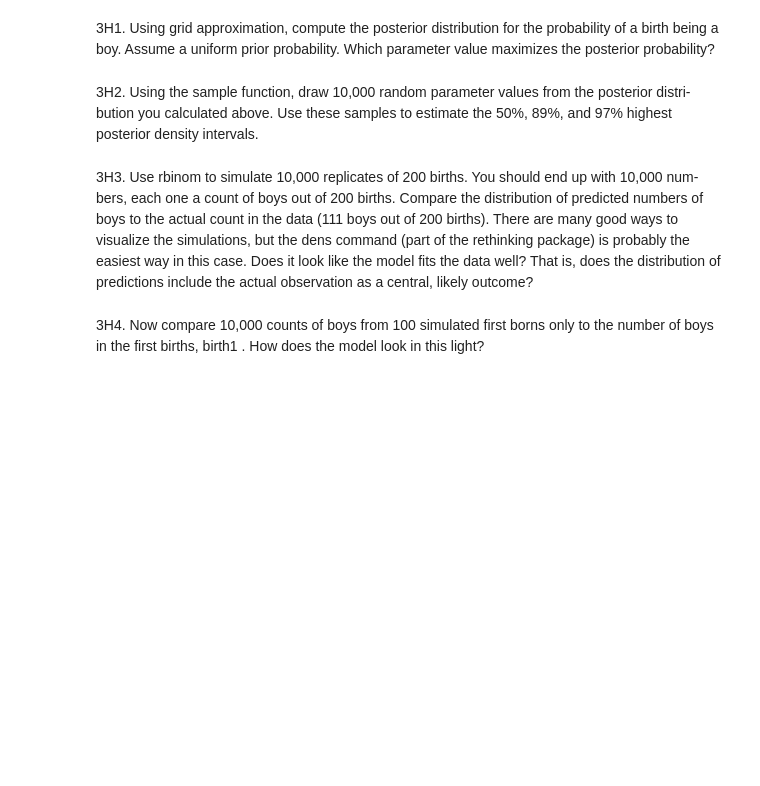
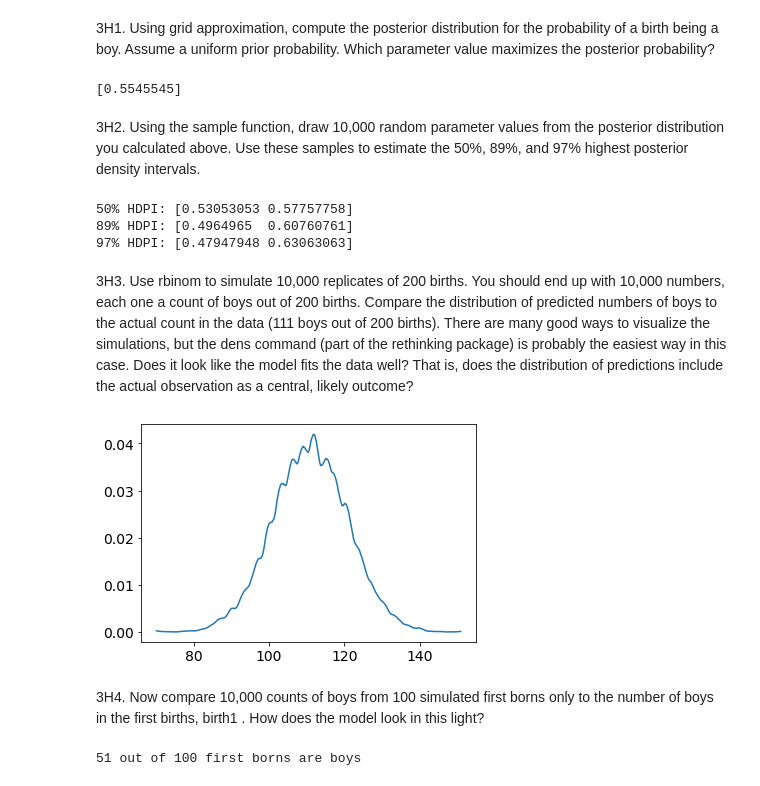
Before and after one commit to joshuachristie/statistical-rethinking, a Jupyter notebook: tfp/chapter3/chapter3_questions.ipynb, the cells around one changed output. Cells and saved outputs as stored; diff of their text form; code cells hidden in the pictures; blank space fills up the shorter version.

```diff
--- a/tfp/chapter3/chapter3_questions.ipynb
+++ b/tfp/chapter3/chapter3_questions.ipynb
@@ -99,18 +251,53 @@ sum(birth1) + sum(birth2)
+# %%
+birth1 = tf.constant([1,0,0,0,1,1,0,1,0,1,0,0,1,1,0,1,1,0,0,0,1,0,0,0,1,0,0,0,0,1,1,1,0,1,0,1,1,1,0,1,0,1,1,0,1,0,0,1,1,0,1,0,0,0,0,0,0,0, 1,1,0,1,0,0,1,0,0,0,1,0,0,1,1,1,1,0,1,0,1,1,1,1,1,0,0,1,0,1,1,0, 1,0,1,1,1,0,1,1,1,1])
+birth2 = tf.constant([0,1,0,1,0,1,1,1,0,0,1,1,1,1,1,0,0,1,1,1,0,0,1,1,1,0,1,1,1,0,1,1,1,0,1,0,0,1,1,1,1,0,0,1,0,1,1,1,1,1,1,1,1,1,1,1,1,1, 1,1,1,0,1,1,0,1,1,0,1,1,1,0,0,0,0,0,0,1,0,0,0,1,1,0,0,1,0,0,1,1, 0,0,0,1,1,1,0,0,0,0])
 # %% [markdown]
 3H1. Using grid approximation, compute the posterior distribution for the probability of a birth
 being a boy. Assume a uniform prior probability. Which parameter value maximizes the posterior
 probability?
+# %%
+grid_size = 1000
+num_children = tf.cast(tf.size(birth1) + tf.size(birth2), dtype=tf.float32)
+num_boys = tf.cast(tf.reduce_sum(birth1) + tf.reduce_sum(birth2), dtype=tf.float32)
+(p_grid, posterior) = grid_approx(grid_size, num_children, num_boys)
+map = p_grid[tf.math.argmax(posterior[:,0])]
+print(map.numpy())
+# %% [output]
+[0.5545545]
 # %% [markdown]
-3H2. Using the sample function, draw 10,000 random parameter values from the posterior distri-
-bution you calculated above. Use these samples to estimate the 50%, 89%, and 97% highest posterior
+3H2. Using the sample function, draw 10,000 random parameter values from the posterior distribution you calculated above. Use these samples to estimate the 50%, 89%, and 97% highest posterior
 density intervals.
+# %%
+num_samples = 10000
+samples = generate_posterior_samples(num_samples, posterior, grid_size)
+print("50% HDPI: {}\n89% HDPI: {}\n97% HDPI: {}".format(az.hdi(samples.numpy(), hdi_prob=0.5),
+                                                        az.hdi(samples.numpy(), hdi_prob=0.89),
+                                                        az.hdi(samples.numpy(), hdi_prob=0.97)))
+# %% [output]
+50% HDPI: [0.53053053 0.57757758]
+89% HDPI: [0.4964965  0.60760761]
+97% HDPI: [0.47947948 0.63063063]
 # %% [markdown]
-3H3. Use rbinom to simulate 10,000 replicates of 200 births. You should end up with 10,000 num-
-bers, each one a count of boys out of 200 births. Compare the distribution of predicted numbers
+3H3. Use rbinom to simulate 10,000 replicates of 200 births. You should end up with 10,000 numbers, each one a count of boys out of 200 births. Compare the distribution of predicted numbers
 of boys to the actual count in the data (111 boys out of 200 births). There are many good ways to
 visualize the simulations, but the dens command (part of the rethinking package) is probably the
 easiest way in this case. Does it look like the model fits the data well? That is, does the distribution
 of predictions include the actual observation as a central, likely outcome?
+# %%
+@tf.function
+def posterior_prediction_simulation(num_draws, posterior_samples):
+    return tfd.Binomial(num_draws, probs=posterior_samples).sample(1)
+# %%
+sim = posterior_prediction_simulation(200, samples)
+_, ax = plt.subplots()
+az.plot_kde(sim.numpy());
+# fits the data well
+# %% [output]
+[figure, added]
 # %% [markdown]
 3H4. Now compare 10,000 counts of boys from 100 simulated first borns only to the number of boys
 in the first births, birth1 . How does the model look in this light?
+# %%
+print("{:d} out of 100 first borns are boys".format(np.sum(birth1)))
+# %% [output]
+51 out of 100 first borns are boys
```
Also changed, not shown: parts of 46 cells of this notebook.
